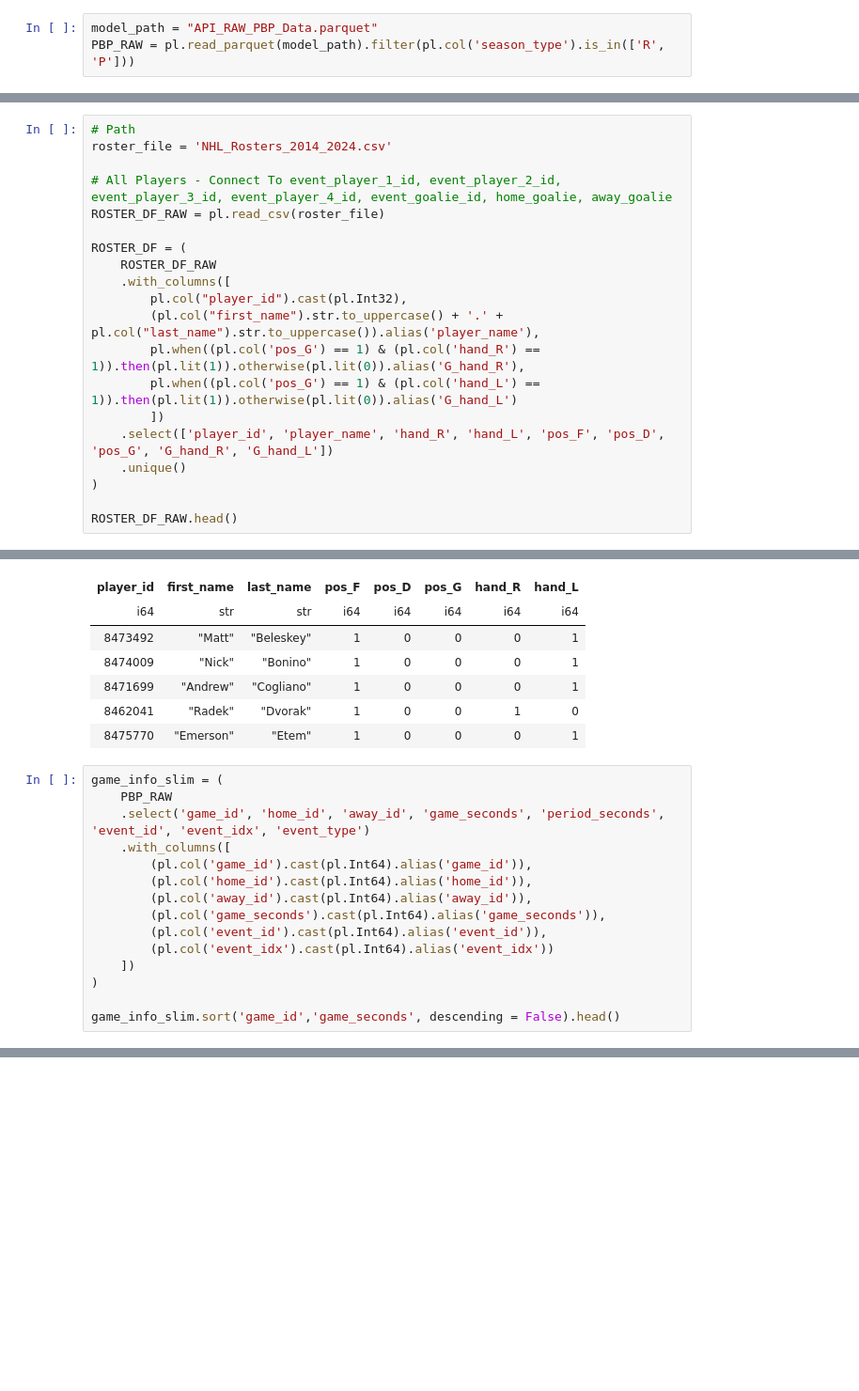
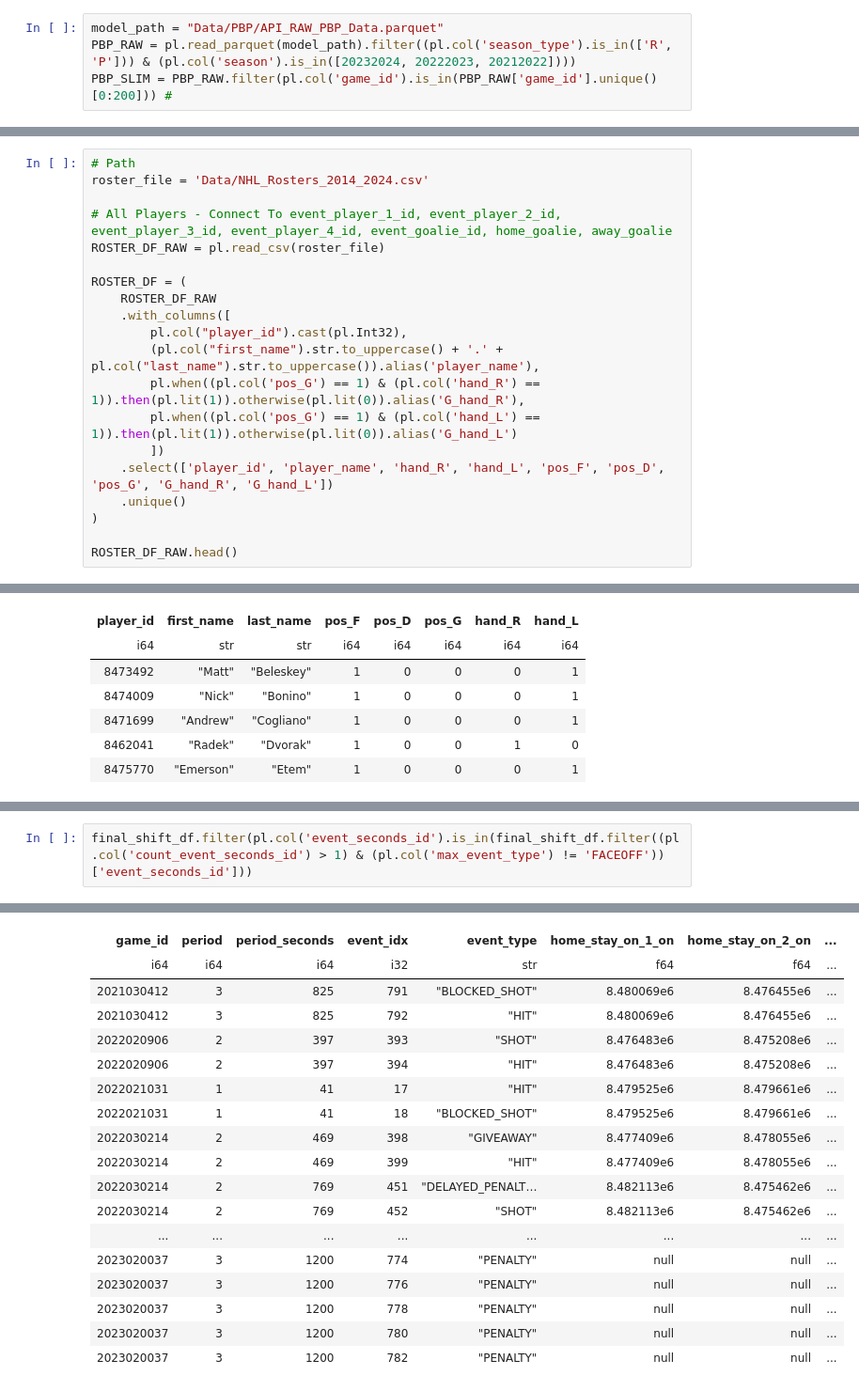
Before and after one commit to twinfield10/NHL-xG-Model, a Jupyter notebook: code/Shift Data.ipynb, the cells around one changed output, grey strips where cells are left out. Shown at 94% size. Drawn from its saved outputs; the diff is of its cells as text; blank space fills up the shorter version.

```diff
--- a/code/Shift Data.ipynb
+++ b/code/Shift Data.ipynb
@@ -26,3 +55,4 @@ import pathlib
 # %%
-model_path = "API_RAW_PBP_Data.parquet"
-PBP_RAW = pl.read_parquet(model_path).filter(pl.col('season_type').is_in(['R', 'P']))
+model_path = "Data/PBP/API_RAW_PBP_Data.parquet"
+PBP_RAW = pl.read_parquet(model_path).filter((pl.col('season_type').is_in(['R', 'P'])) & (pl.col('season').is_in([20232024, 20222023, 20212022])))
+PBP_SLIM = PBP_RAW.filter(pl.col('game_id').is_in(PBP_RAW['game_id'].unique()[0:200])) #
@@ -29,6 +72,6 @@ PBP_RAW = pl.read_parquet(model_path).filter(pl.col('season_type').is_in(['R', '
 # %%
 # Path
-roster_file = 'NHL_Rosters_2014_2024.csv'
+roster_file = 'Data/NHL_Rosters_2014_2024.csv'
 
 # All Players - Connect To event_player_1_id, event_player_2_id, event_player_3_id, event_player_4_id, event_goalie_id, home_goalie, away_goalie
 ROSTER_DF_RAW = pl.read_csv(roster_file)
@@ -55,18 +98,3 @@ shape: (5, 8)
 | 8471699 | "Andrew" | "Cogliano" | 1 | 0 | 0 | 0 | 1 |
 | 8462041 | "Radek" | "Dvorak" | 1 | 0 | 0 | 1 | 0 |
 | 8475770 | "Emerson" | "Etem" | 1 | 0 | 0 | 0 | 1 |
-# %%
-game_info_slim = (
-    PBP_RAW
-    .select('game_id', 'home_id', 'away_id', 'game_seconds', 'period_seconds', 'event_id', 'event_idx', 'event_type')
-    .with_columns([
-        (pl.col('game_id').cast(pl.Int64).alias('game_id')),
-        (pl.col('home_id').cast(pl.Int64).alias('home_id')),
-        (pl.col('away_id').cast(pl.Int64).alias('away_id')),
-        (pl.col('game_seconds').cast(pl.Int64).alias('game_seconds')),
-        (pl.col('event_id').cast(pl.Int64).alias('event_id')),
-        (pl.col('event_idx').cast(pl.Int64).alias('event_idx'))
-    ])
-)
-
-game_info_slim.sort('game_id','game_seconds', descending = False).head()
@@ -235,0 +772,3 @@ print(seconds_df.head())
+# %%
+final_shift_df.filter(pl.col('event_seconds_id').is_in(final_shift_df.filter((pl.col('count_event_seconds_id') > 1) & (pl.col('max_event_type') != 'FACEOFF'))['event_seconds_id']))
+# %% [output]
@@ -235,0 +776,18 @@ print(seconds_df.head())
+| game_id | period | period_seconds | event_idx | event_type | home_stay_on_1_on | home_stay_on_2_on | ... |
+| i64 | i64 | i64 | i32 | str | f64 | f64 | ... |
+| 2021030412 | 3 | 825 | 791 | "BLOCKED_SHOT" | 8.480069e6 | 8.476455e6 | ... |
+| 2021030412 | 3 | 825 | 792 | "HIT" | 8.480069e6 | 8.476455e6 | ... |
+| 2022020906 | 2 | 397 | 393 | "SHOT" | 8.476483e6 | 8.475208e6 | ... |
+| 2022020906 | 2 | 397 | 394 | "HIT" | 8.476483e6 | 8.475208e6 | ... |
+| 2022021031 | 1 | 41 | 17 | "HIT" | 8.479525e6 | 8.479661e6 | ... |
+| 2022021031 | 1 | 41 | 18 | "BLOCKED_SHOT" | 8.479525e6 | 8.479661e6 | ... |
+| 2022030214 | 2 | 469 | 398 | "GIVEAWAY" | 8.477409e6 | 8.478055e6 | ... |
+| 2022030214 | 2 | 469 | 399 | "HIT" | 8.477409e6 | 8.478055e6 | ... |
+| 2022030214 | 2 | 769 | 451 | "DELAYED_PENALT… | 8.482113e6 | 8.475462e6 | ... |
+| 2022030214 | 2 | 769 | 452 | "SHOT" | 8.482113e6 | 8.475462e6 | ... |
+| ... | ... | ... | ... | ... | ... | ... | ... |
+| 2023020037 | 3 | 1200 | 774 | "PENALTY" | null | null | ... |
+| 2023020037 | 3 | 1200 | 776 | "PENALTY" | null | null | ... |
+| 2023020037 | 3 | 1200 | 778 | "PENALTY" | null | null | ... |
+| 2023020037 | 3 | 1200 | 780 | "PENALTY" | null | null | ... |
+| 2023020037 | 3 | 1200 | 782 | "PENALTY" | null | null | ... |
```
Also changed, not shown: parts of 30 cells of this notebook, 2 other files.
